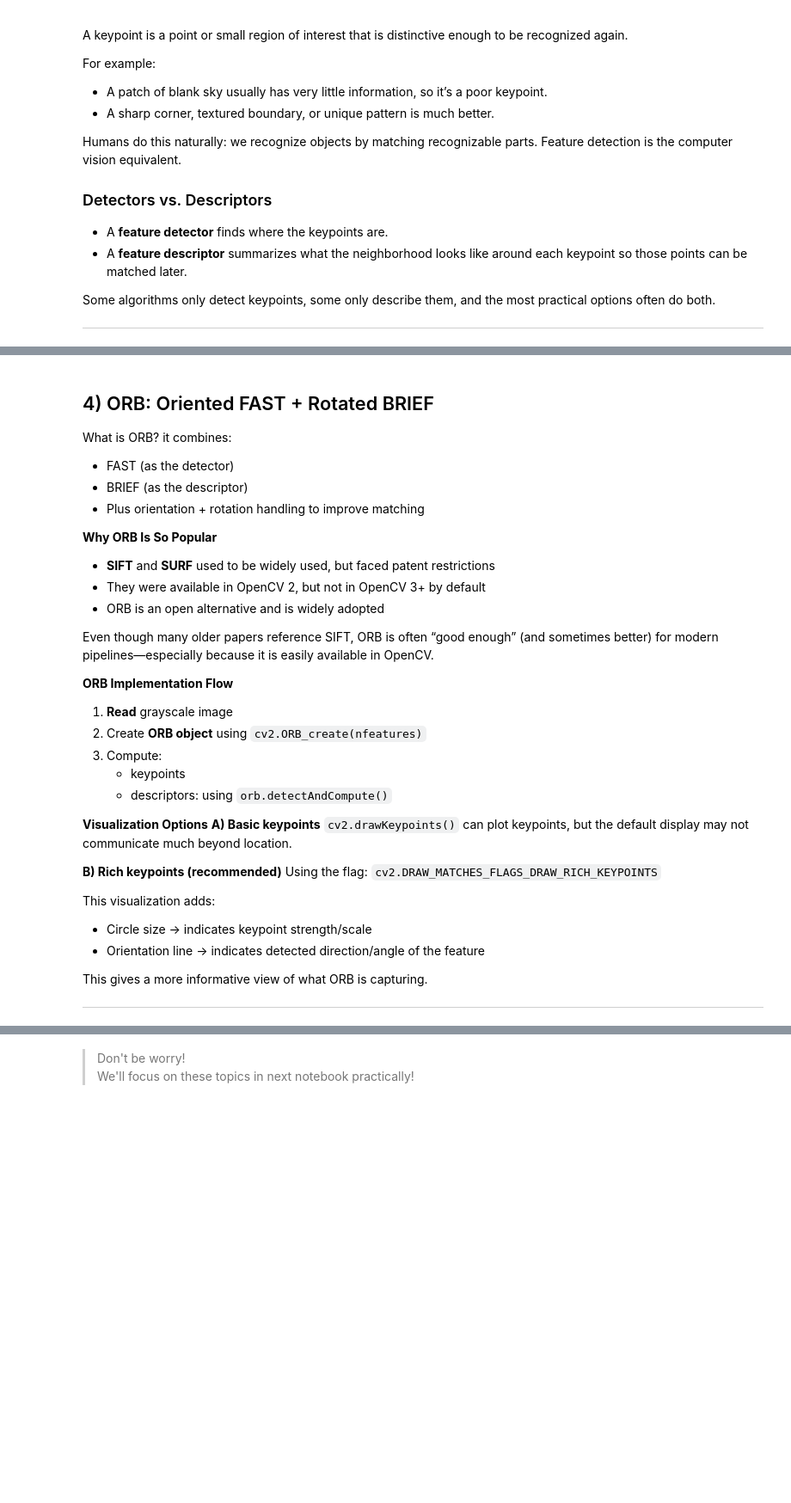
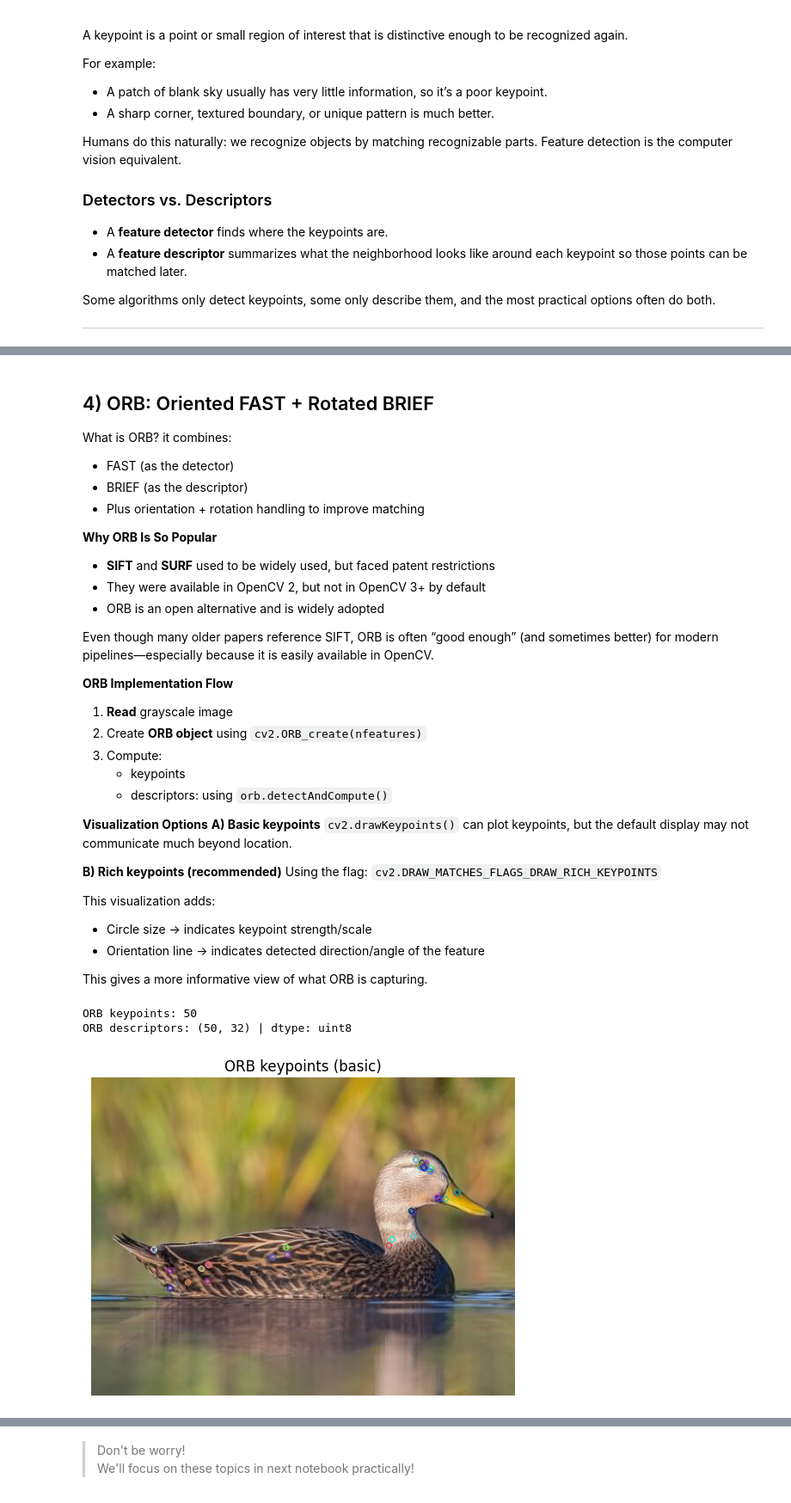
Before and after one commit to ZanyarHajiEsmaiPoor/imageProcessing, a Jupyter notebook: notebooks/13.openCV-4.ipynb, the cells around one changed output, grey strips where cells are left out. Shown at 86% size. Drawn from its saved outputs; the diff is of its cells as text; code cells hidden in the pictures; blank space fills up the shorter version.

```diff
--- a/notebooks/13.openCV-4.ipynb
+++ b/notebooks/13.openCV-4.ipynb
@@ -142,5 +258,24 @@ This visualization adds:
 - Orientation line → indicates detected direction/angle of the feature
 
 This gives a more informative view of what ORB is capturing.
-
----
+# %%
+nfeatures = 50
+orb = cv2.ORB_create(nfeatures)
+
+kp_orb, des_orb = orb.detectAndCompute(gray_u8, None)
+
+print("ORB keypoints:", len(kp_orb))
+print("ORB descriptors:", None if des_orb is None else des_orb.shape, "| dtype:", None if des_orb is None else des_orb.dtype)
+
+# Basic keypoint visualization
+orb_vis_basic = cv2.drawKeypoints(img_rgb, kp_orb, None)
+
+show(orb_vis_basic, "ORB keypoints (basic)")
+
+# cv2.imshow("ORB keypoints (basic)", orb_vis_basic)
+# cv2.waitKey(0)
+# cv2.destroyAllWindows()
+# %% [output]
+ORB keypoints: 50
+ORB descriptors: (50, 32) | dtype: uint8
+[figure, added]
```
Also changed, not shown: parts of 18 cells of this notebook, 2 other files.
